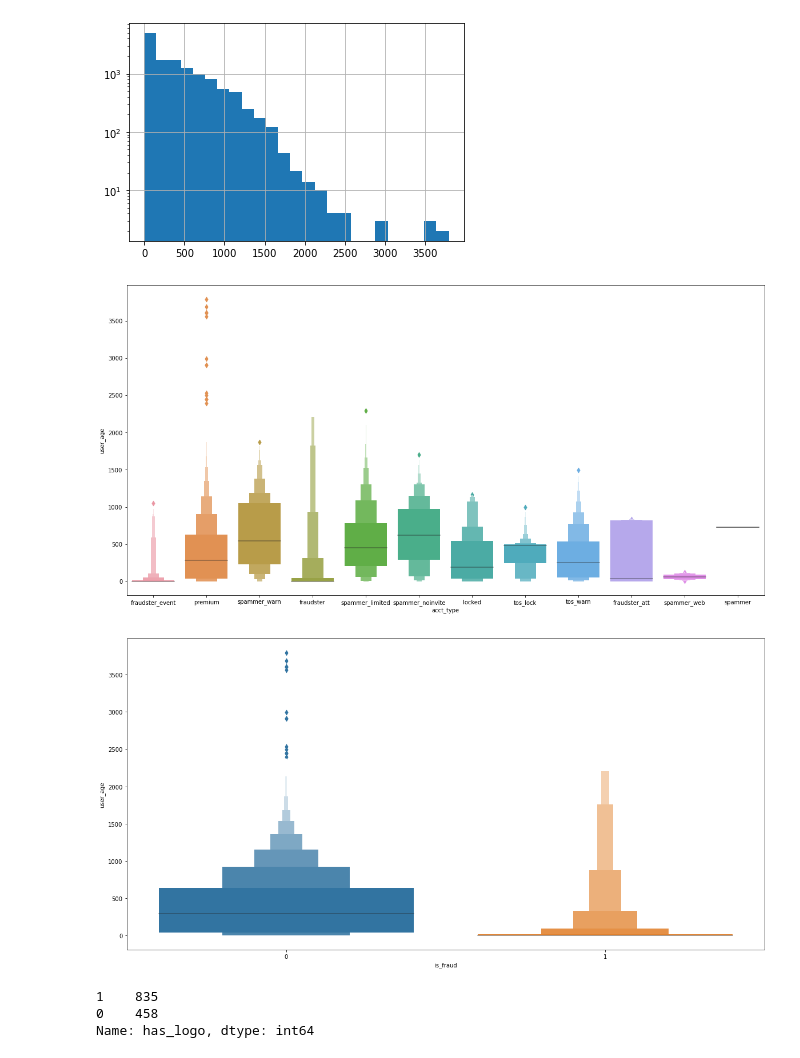
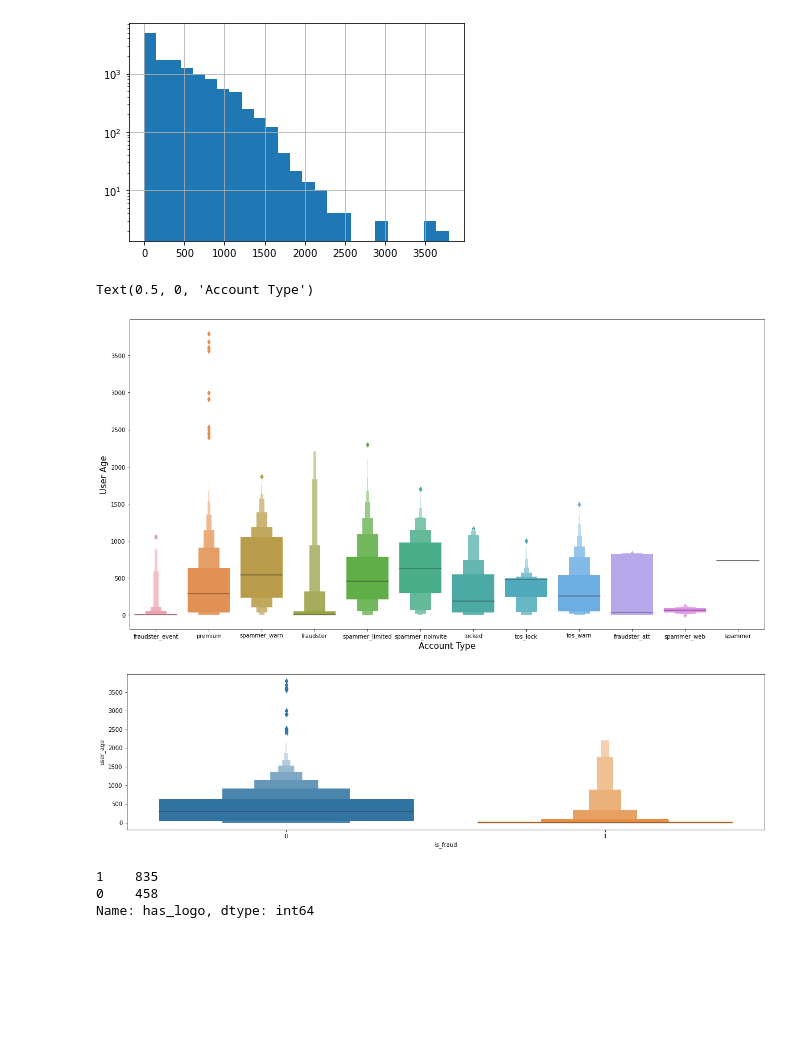
Before and after one commit to thejoshchow/fraud-detection, a Jupyter notebook: src/Aydin EDA/EDA.ipynb, the cells around one changed output. Cells and saved outputs as stored; diff of their text form; code cells hidden in the pictures; blank space fills up the shorter version.

```diff
--- a/src/Aydin EDA/EDA.ipynb
+++ b/src/Aydin EDA/EDA.ipynb
@@ -162,16 +137,19 @@ ax.set(yscale='log')
 # %% [output]
 [None]
 [figure]
+# %%
+fig, ax = plt.subplots(1,1, figsize=(20,10))
+ax=sns.boxenplot(y='user_age',x="acct_type", data=data)
+ax.set_ylabel('User Age', fontsize=15)
+ax.set_xlabel('Account Type', fontsize=15)
+# %% [output]
+Text(0.5, 0, 'Account Type')
+[figure, added]
 # %%
-fig, ax = plt.subplots(1,1, figsize=(20,10))
-ax=sns.boxenplot(y='user_age',x="acct_type", data=data)
+fig, ax = plt.subplots(1,1, figsize=(20,5))
+ax=sns.boxenplot(y='user_age',x="is_fraud", data=data)
 # %% [output]
-[figure, old version]
+[figure, new version]
-# %%
-fig, ax = plt.subplots(1,1, figsize=(20,10))
-ax=sns.boxenplot(y='user_age',x="is_fraud", data=data)
-# %% [output]
-[figure, removed]
 # %%
 fraud_acc.has_logo.value_counts()
 # %% [output]
```
Also changed, not shown: parts of 51 cells of this notebook, 3 other files.
